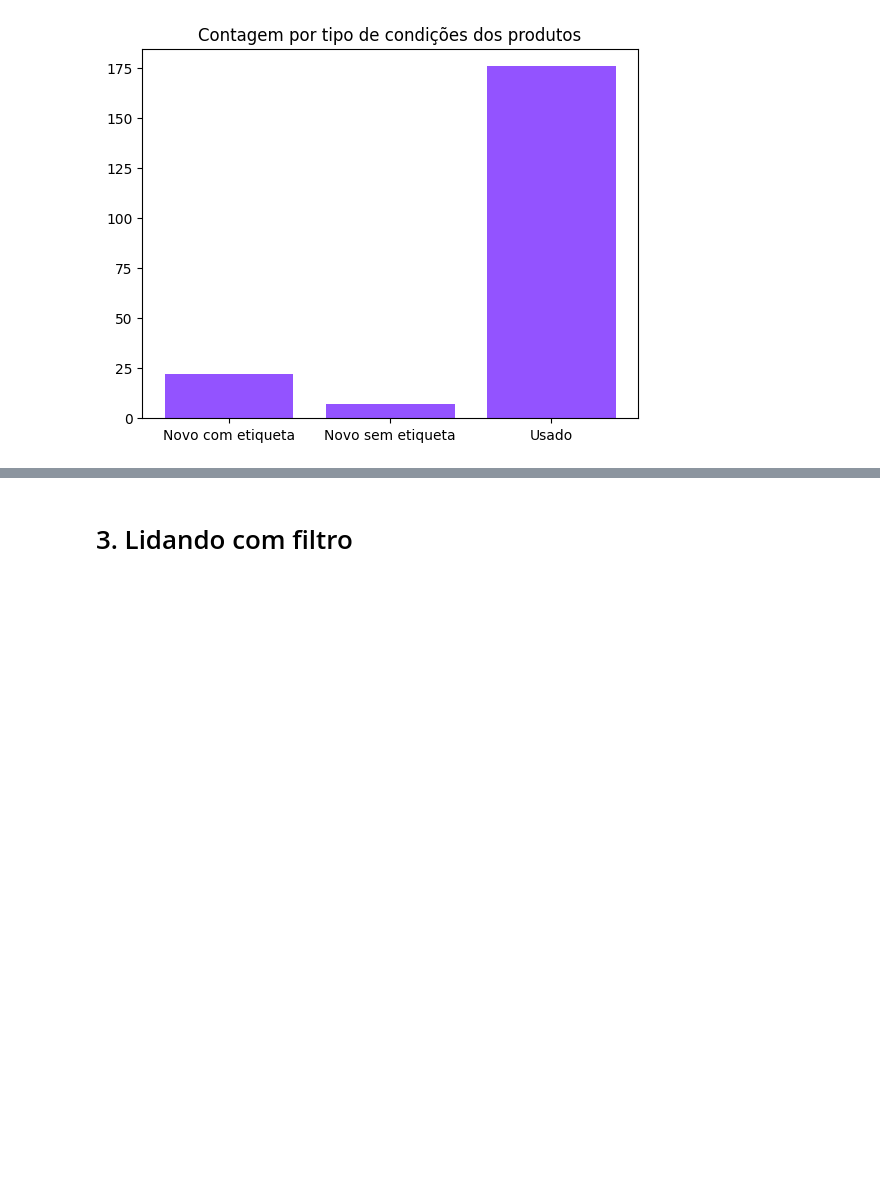
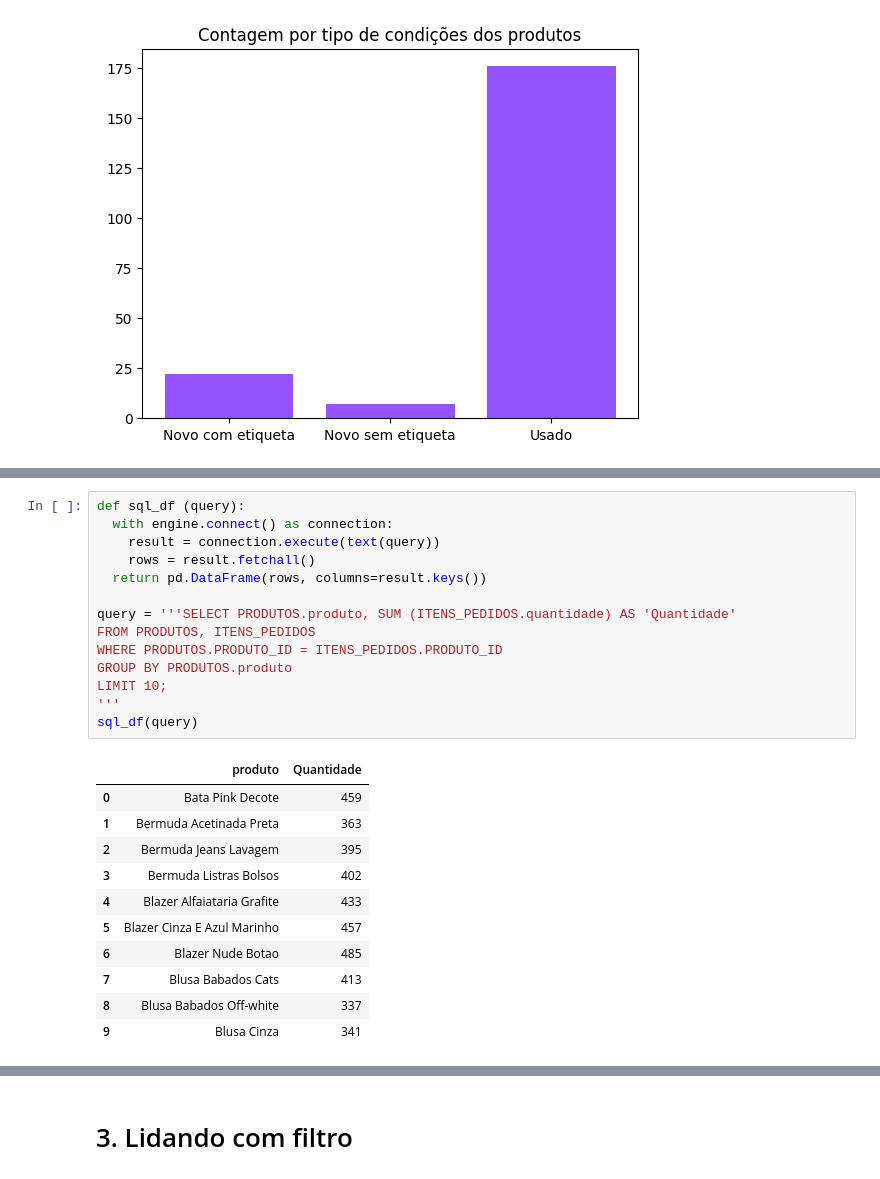
Before and after one commit to renatamontanhana/Python_e_SQL, a Jupyter notebook: Notebook_SQL_e_Python.ipynb, the cells around one changed output, grey strips where cells are left out. Saved outputs shown, nothing was run; the diff lists cells and outputs as text; blank space fills up the shorter version.

```diff
--- a/Notebook_SQL_e_Python.ipynb
+++ b/Notebook_SQL_e_Python.ipynb
@@ -100,0 +127,26 @@ plt.show()
+# %%
+def sql_df (query):
+  with engine.connect() as connection:
+    result = connection.execute(text(query))
+    rows = result.fetchall()
+  return pd.DataFrame(rows, columns=result.keys())
+
+query = '''SELECT PRODUTOS.produto, SUM (ITENS_PEDIDOS.quantidade) AS 'Quantidade'
+FROM PRODUTOS, ITENS_PEDIDOS
+WHERE PRODUTOS.PRODUTO_ID = ITENS_PEDIDOS.PRODUTO_ID
+GROUP BY PRODUTOS.produto
+LIMIT 10;
+'''
+sql_df(query)
+# %% [output]
+|  | produto | Quantidade |
+| 0 | Bata Pink Decote | 459 |
+| 1 | Bermuda Acetinada Preta | 363 |
+| 2 | Bermuda Jeans Lavagem | 395 |
+| 3 | Bermuda Listras Bolsos | 402 |
+| 4 | Blazer Alfaiataria Grafite | 433 |
+| 5 | Blazer Cinza E Azul Marinho | 457 |
+| 6 | Blazer Nude Botao | 485 |
+| 7 | Blusa Babados Cats | 413 |
+| 8 | Blusa Babados Off-white | 337 |
+| 9 | Blusa Cinza | 341 |
```
Also changed, not shown: parts of 4 cells of this notebook.
